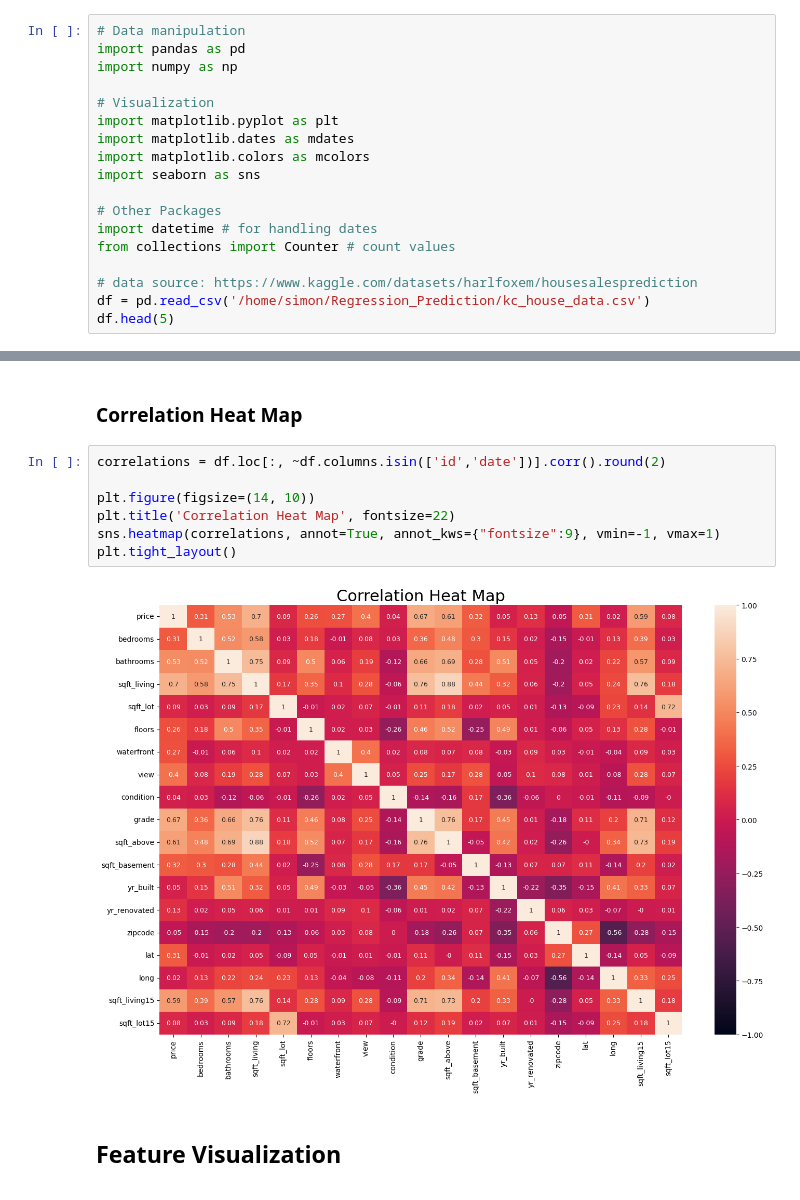
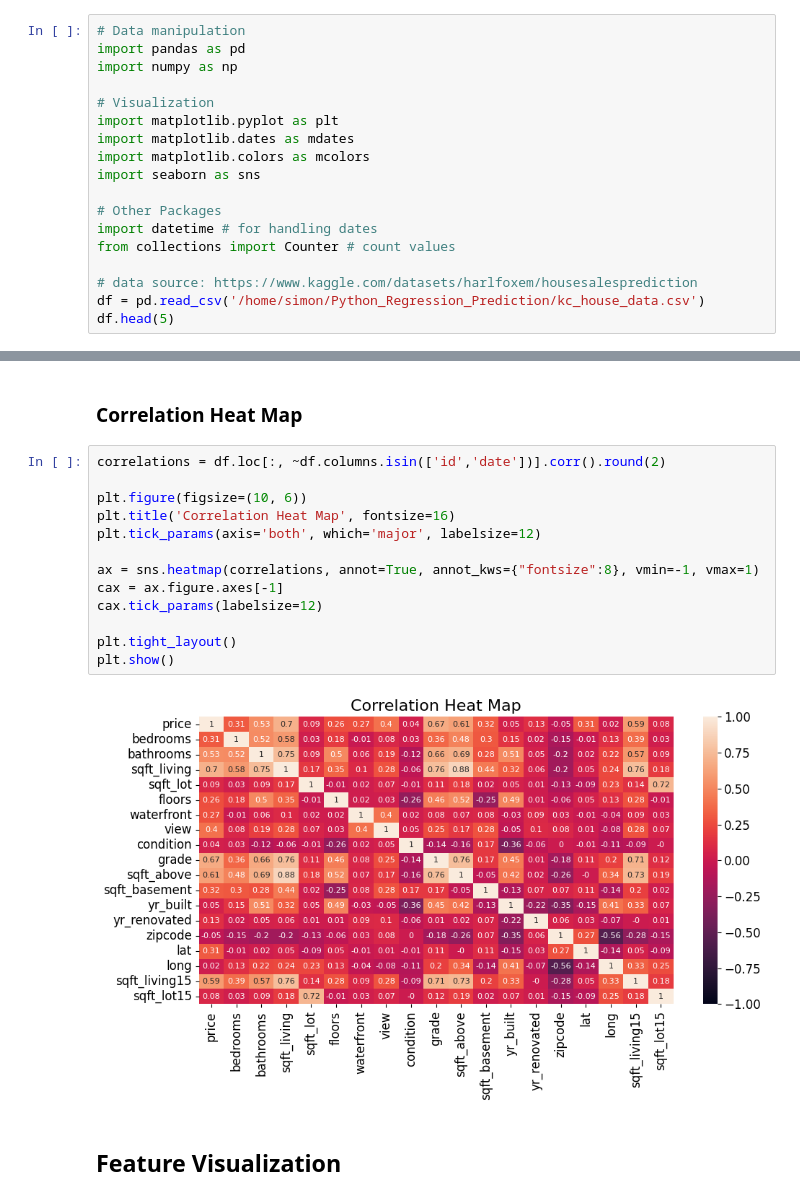
Before and after one commit to simonroebers/House_Sale_Prices, a Jupyter notebook: 1_EDA.ipynb, the cells around one changed output, grey strips where cells are left out. Drawn from its saved outputs; the diff is of its cells as text.

```diff
--- a/1_EDA.ipynb
+++ b/1_EDA.ipynb
@@ -16,7 +16,7 @@ import datetime # for handling dates
 from collections import Counter # count values
 
 # data source: https://www.kaggle.com/datasets/harlfoxem/housesalesprediction
-df = pd.read_csv('/home/simon/Regression_Prediction/kc_house_data.csv')
+df = pd.read_csv('/home/simon/Python_Regression_Prediction/kc_house_data.csv')
 df.head(5)
 # %% [output]
 |  | id | date | price | bedrooms | bathrooms | sqft_living | sqft_lot | floors | waterfront | view | ... |
@@ -103,12 +103,18 @@ df.describe()
 # %%
 correlations = df.loc[:, ~df.columns.isin(['id','date'])].corr().round(2)
 
-plt.figure(figsize=(14, 10))
-plt.title('Correlation Heat Map', fontsize=22)
-sns.heatmap(correlations, annot=True, annot_kws={"fontsize":9}, vmin=-1, vmax=1)
+plt.figure(figsize=(10, 6))
+plt.title('Correlation Heat Map', fontsize=16)
+plt.tick_params(axis='both', which='major', labelsize=12)
+
+ax = sns.heatmap(correlations, annot=True, annot_kws={"fontsize":8}, vmin=-1, vmax=1)
+cax = ax.figure.axes[-1]
+cax.tick_params(labelsize=12)
+
 plt.tight_layout()
+plt.show()
 # %% [output]
-[figure, old version]
+[figure, new version]
 # %% [markdown]
 ## Feature Visualization
 # %% [markdown]
```
Also changed, not shown: parts of 2 cells of this notebook.
